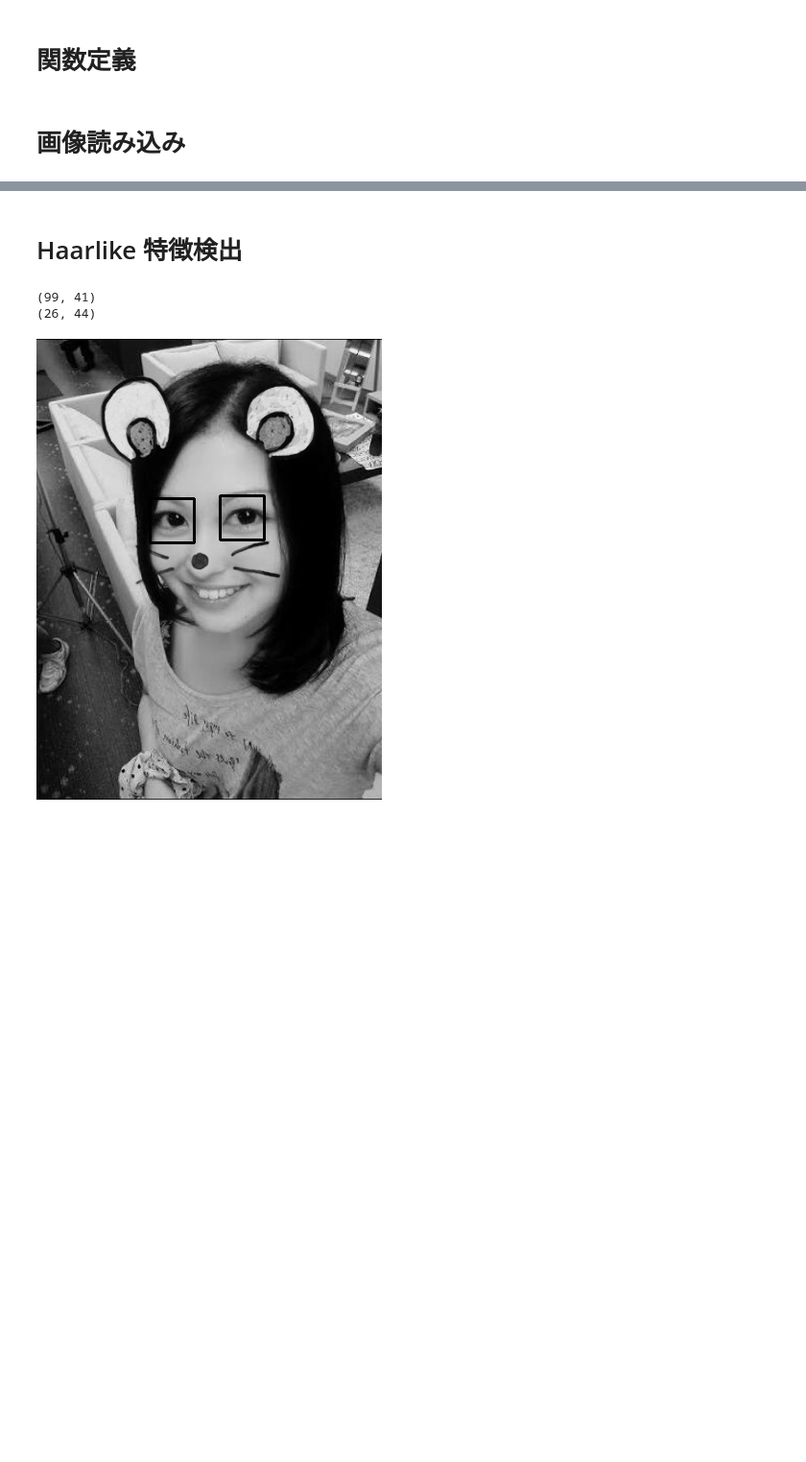
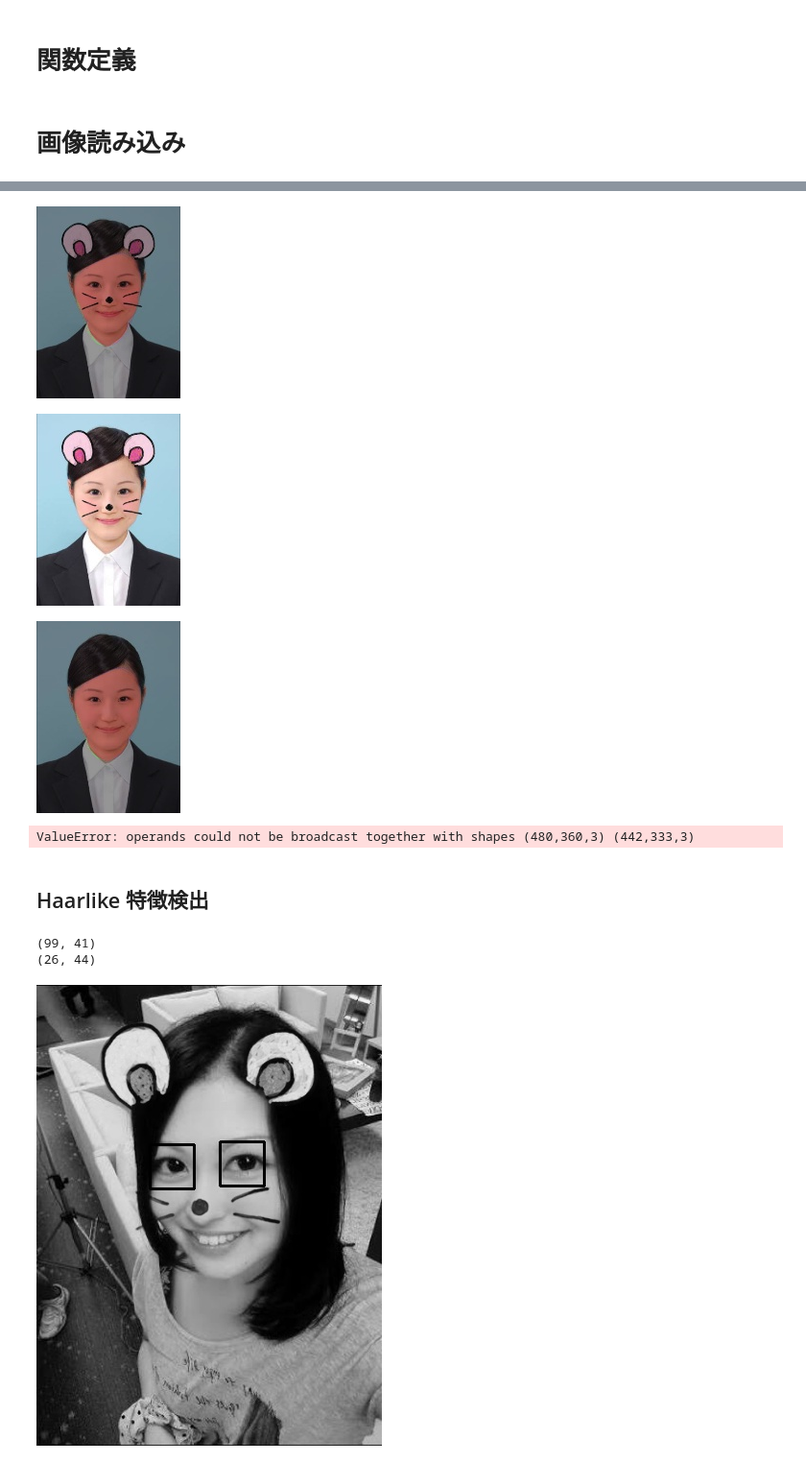
Before and after one commit to kinketsucom/Diff_Extraction, a Jupyter notebook: diff_extraction.ipynb, the cells around one changed output, grey strips where cells are left out. Shown at 96% size. Saved outputs shown, nothing was run; the diff lists cells and outputs as text; code cells hidden in the pictures; blank space fills up the shorter version.

```diff
--- a/diff_extraction.ipynb
+++ b/diff_extraction.ipynb
@@ -117,0 +158,8 @@ display_cv_image(im)
+# %%
+model = Sequential()
+model.add(Conv2D(3, (10,10), padding='same',data_format="channels_last" ,input_shape=mask.shape ))
+model.add(Activation('softmax'))
+model.add(Activation('sigmoid'))
+# コンパイル
+model.compile(loss='mse',optimizer='SGD',metrics=['accuracy'])
+model.summary()
@@ -117,0 +182,3 @@ display_cv_image(im)
+# %%
+# 実行
+model.fit(proc_mask, raw_mask, batch_size=5, epochs=100)
@@ -118,5 +204,38 @@ display_cv_image(im)
+# %%
+hoge = model.predict(proc_mask)
+resizeAndShow((proc_img[2]*hoge[0]),50)
+resizeAndShow((proc_img[2]),50)
+resizeAndShow((raw_img[2]*hoge[0]),50)
+# %% [output]
+[figure, added]
+[figure, added]
+[figure, added]
+# %%
+#mask部分をへんしょくさせる
+#マスクのついた部分
+face = mask*im
+face =  cv2.cvtColor(face, cv2.COLOR_RGB2GRAY)
+resizeAndShow(face,50)
+
+threshold = np.zeros(face.shape)
+threshold += 60
+black = np.less_equal(face, threshold)
+black = np.uint8(black)#目の位置の配列がとれているはず
+eye = black*face
+resizeAndShow(eye*255,50)
+
+b, g, r = cv2.split(im)
+b = b
+g = g
+r = r*black
+
+test = cv2.merge((b, g, r))
+
+resizeAndShow(test,50)
+# %% [output]
+ValueError: operands could not be broadcast together with shapes (480,360,3) (442,333,3)
 # %% [markdown]
-# Haarlike 特徴検出
+## Haarlike 特徴検出
 # %%
 
 # display_cv_image(proc_img[0])
```
Also changed, not shown: parts of 11 cells of this notebook, 3 other files.
